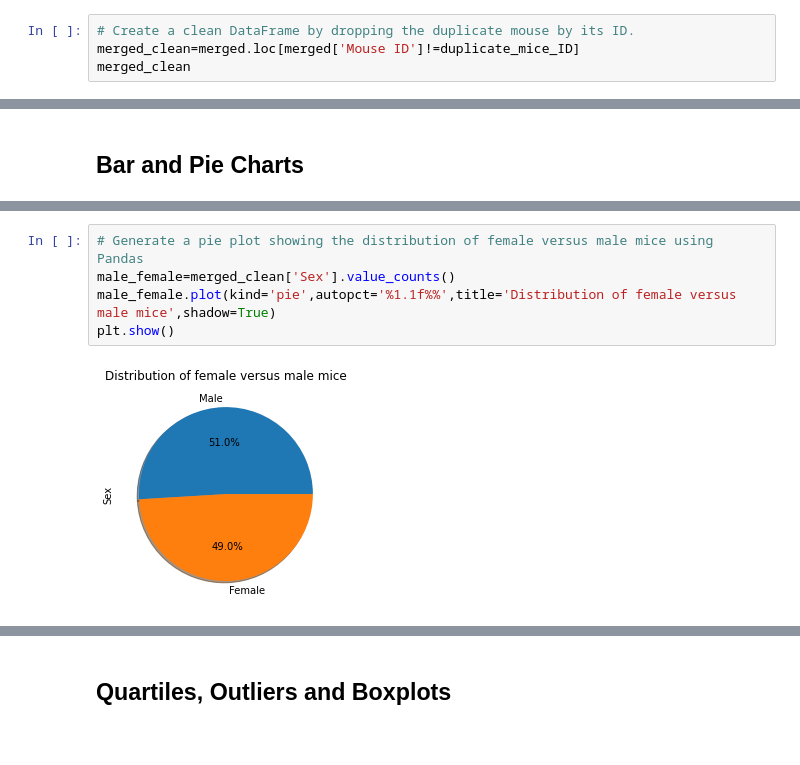
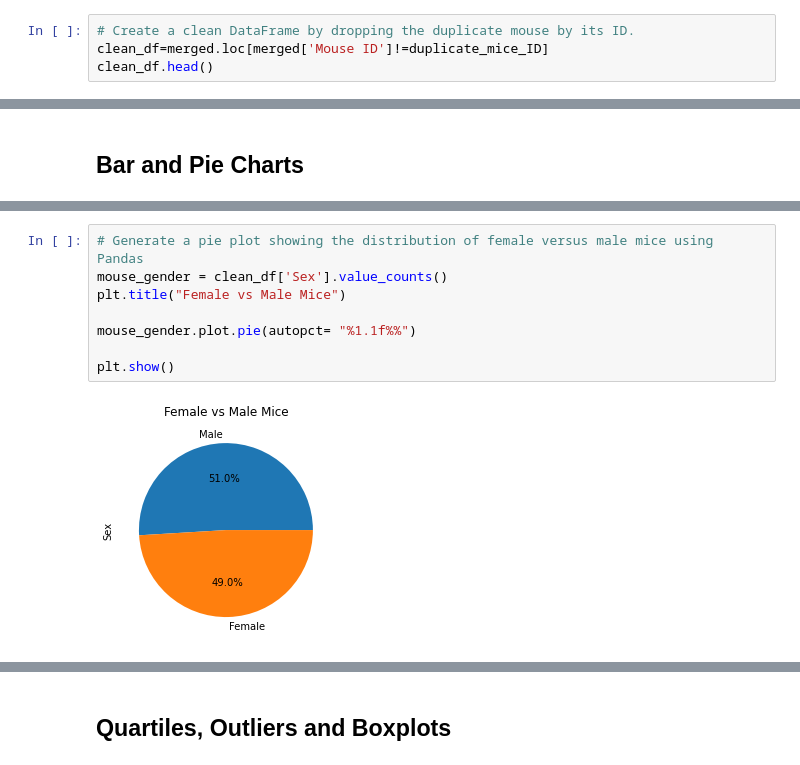
Before and after one commit to Maelsse/matplotlib-challenge, a Jupyter notebook: Pymaceuticals/pymaceuticals_starter.ipynb, the cells around one changed output, grey strips where cells are left out. Cells and saved outputs as stored; diff of their text form.

```diff
--- a/Pymaceuticals/pymaceuticals_starter.ipynb
+++ b/Pymaceuticals/pymaceuticals_starter.ipynb
@@ -63,8 +68,8 @@ all_data_for_duplicate_mice
 | 920 | g989 | Propriva | Female | 21 | 26 | 35 | 62.570880 | ... |
 # %%
 # Create a clean DataFrame by dropping the duplicate mouse by its ID.
-merged_clean=merged.loc[merged['Mouse ID']!=duplicate_mice_ID]
-merged_clean
+clean_df=merged.loc[merged['Mouse ID']!=duplicate_mice_ID]
+clean_df.head()
 # %% [output]
 |  | Mouse ID | Drug Regimen | Sex | Age_months | Weight (g) | Timepoint | Tumor Volume (mm3) | ... |
 | 0 | k403 | Ramicane | Male | 21 | 16 | 0 | 45.000000 | ... |
@@ -153,7 +189,10 @@ plt.show()
 # %%
 # Generate a pie plot showing the distribution of female versus male mice using Pandas
-male_female=merged_clean['Sex'].value_counts()
-male_female.plot(kind='pie',autopct='%1.1f%%',title='Distribution of female versus male mice',shadow=True)
+mouse_gender = clean_df['Sex'].value_counts()
+plt.title("Female vs Male Mice")
+
+mouse_gender.plot.pie(autopct= "%1.1f%%")
+
 plt.show()
 # %% [output]
-[figure, old version]
+[figure, new version]
```
Also changed, not shown: parts of 30 cells of this notebook.
